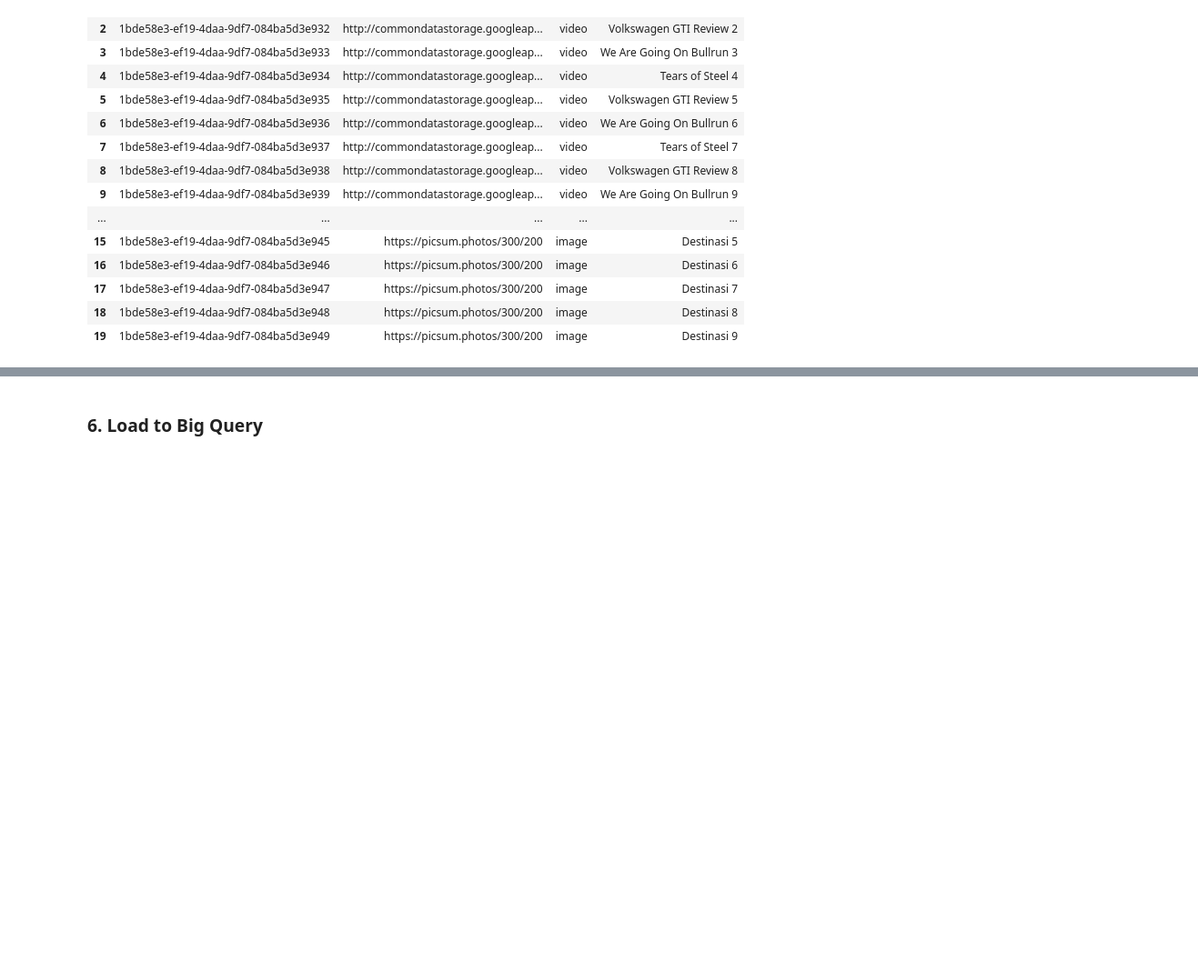
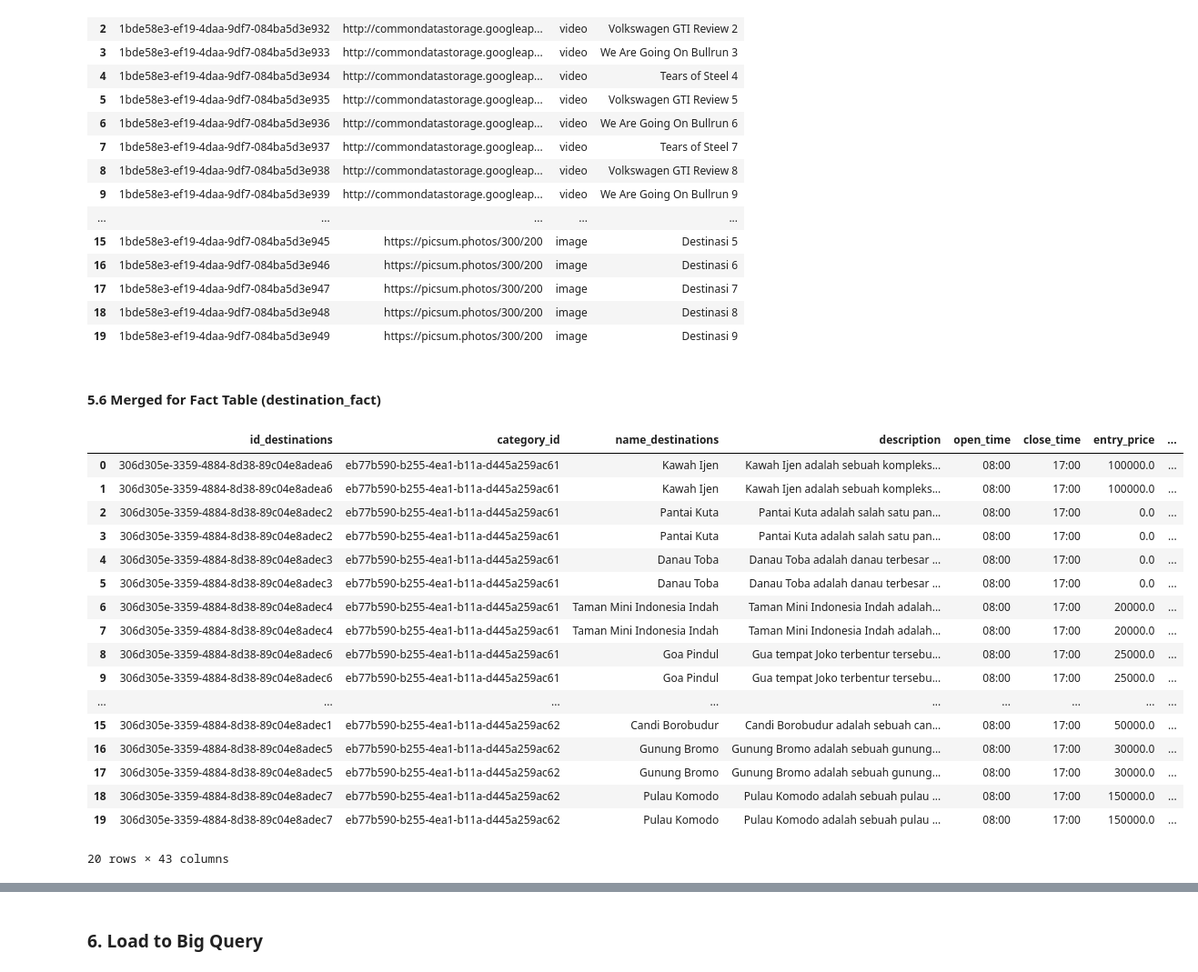
Before and after one commit to Capstone-Project-Sustain-Tour-Group-3/de-capstone, a Jupyter notebook: etl_pipeline_destinations.ipynb, the cells around one changed output, grey strips where cells are left out. Shown at 91% size. Drawn from its saved outputs; the diff is of its cells as text; code cells hidden in the pictures; blank space fills up the shorter version.

Commit message:
etl destination fact done

```diff
--- a/etl_pipeline_destinations.ipynb
+++ b/etl_pipeline_destinations.ipynb
@@ -351,3 +349,32 @@ df_dim_medias
 | 17 | 1bde58e3-ef19-4daa-9df7-084ba5d3e947 | https://picsum.photos/300/200 | image | Destinasi 7 |
 | 18 | 1bde58e3-ef19-4daa-9df7-084ba5d3e948 | https://picsum.photos/300/200 | image | Destinasi 8 |
 | 19 | 1bde58e3-ef19-4daa-9df7-084ba5d3e949 | https://picsum.photos/300/200 | image | Destinasi 9 |
+# %% [markdown]
+#### 5.6 Merged for Fact Table (destination_fact)
+# %%
+# Merge dataframes
+merged_df = pd.merge(df_destinations, df_categories, left_on='category_id', right_on='id', suffixes=('_destinations', '_categories'))
+merged_df = pd.merge(merged_df, df_destination_media, left_on='id_destinations', right_on='destination_id')
+merged_df = pd.merge(merged_df, df_destination_facilities, left_on='id_destinations', right_on='destination_id', how='left')
+merged_df = pd.merge(merged_df, df_destination_addresses, left_on='id_destinations', right_on='destination_id', how='left')
+
+merged_df
+# %% [output]
+|  | id_destinations | category_id | name_destinations | description | open_time | close_time | entry_price | ... |
+| 0 | 306d305e-3359-4884-8d38-89c04e8adea6 | eb77b590-b255-4ea1-b11a-d445a259ac61 | Kawah Ijen | Kawah Ijen adalah sebuah kompleks... | 08:00 | 17:00 | 100000.0 | ... |
+| 1 | 306d305e-3359-4884-8d38-89c04e8adea6 | eb77b590-b255-4ea1-b11a-d445a259ac61 | Kawah Ijen | Kawah Ijen adalah sebuah kompleks... | 08:00 | 17:00 | 100000.0 | ... |
+| 2 | 306d305e-3359-4884-8d38-89c04e8adec2 | eb77b590-b255-4ea1-b11a-d445a259ac61 | Pantai Kuta | Pantai Kuta adalah salah satu pan... | 08:00 | 17:00 | 0.0 | ... |
+| 3 | 306d305e-3359-4884-8d38-89c04e8adec2 | eb77b590-b255-4ea1-b11a-d445a259ac61 | Pantai Kuta | Pantai Kuta adalah salah satu pan... | 08:00 | 17:00 | 0.0 | ... |
+| 4 | 306d305e-3359-4884-8d38-89c04e8adec3 | eb77b590-b255-4ea1-b11a-d445a259ac61 | Danau Toba | Danau Toba adalah danau terbesar ... | 08:00 | 17:00 | 0.0 | ... |
+| 5 | 306d305e-3359-4884-8d38-89c04e8adec3 | eb77b590-b255-4ea1-b11a-d445a259ac61 | Danau Toba | Danau Toba adalah danau terbesar ... | 08:00 | 17:00 | 0.0 | ... |
+| 6 | 306d305e-3359-4884-8d38-89c04e8adec4 | eb77b590-b255-4ea1-b11a-d445a259ac61 | Taman Mini Indonesia Indah | Taman Mini Indonesia Indah adalah... | 08:00 | 17:00 | 20000.0 | ... |
+| 7 | 306d305e-3359-4884-8d38-89c04e8adec4 | eb77b590-b255-4ea1-b11a-d445a259ac61 | Taman Mini Indonesia Indah | Taman Mini Indonesia Indah adalah... | 08:00 | 17:00 | 20000.0 | ... |
+| 8 | 306d305e-3359-4884-8d38-89c04e8adec6 | eb77b590-b255-4ea1-b11a-d445a259ac61 | Goa Pindul | Gua tempat Joko terbentur tersebu... | 08:00 | 17:00 | 25000.0 | ... |
+| 9 | 306d305e-3359-4884-8d38-89c04e8adec6 | eb77b590-b255-4ea1-b11a-d445a259ac61 | Goa Pindul | Gua tempat Joko terbentur tersebu... | 08:00 | 17:00 | 25000.0 | ... |
+| ... | ... | ... | ... | ... | ... | ... | ... | ... |
+| 15 | 306d305e-3359-4884-8d38-89c04e8adec1 | eb77b590-b255-4ea1-b11a-d445a259ac62 | Candi Borobudur | Candi Borobudur adalah sebuah can... | 08:00 | 17:00 | 50000.0 | ... |
+| 16 | 306d305e-3359-4884-8d38-89c04e8adec5 | eb77b590-b255-4ea1-b11a-d445a259ac62 | Gunung Bromo | Gunung Bromo adalah sebuah gunung... | 08:00 | 17:00 | 30000.0 | ... |
+| 17 | 306d305e-3359-4884-8d38-89c04e8adec5 | eb77b590-b255-4ea1-b11a-d445a259ac62 | Gunung Bromo | Gunung Bromo adalah sebuah gunung... | 08:00 | 17:00 | 30000.0 | ... |
+| 18 | 306d305e-3359-4884-8d38-89c04e8adec7 | eb77b590-b255-4ea1-b11a-d445a259ac62 | Pulau Komodo | Pulau Komodo adalah sebuah pulau ... | 08:00 | 17:00 | 150000.0 | ... |
+| 19 | 306d305e-3359-4884-8d38-89c04e8adec7 | eb77b590-b255-4ea1-b11a-d445a259ac62 | Pulau Komodo | Pulau Komodo adalah sebuah pulau ... | 08:00 | 17:00 | 150000.0 | ... |
+20 rows × 43 columns
```
Also changed, not shown: parts of 17 cells of this notebook.
